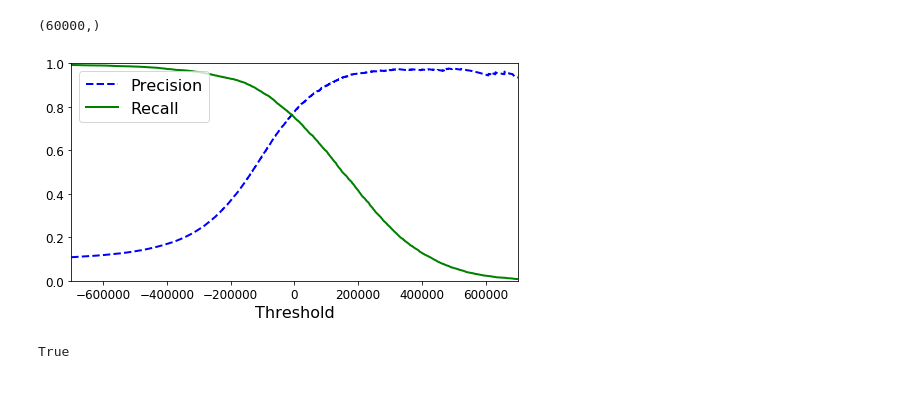
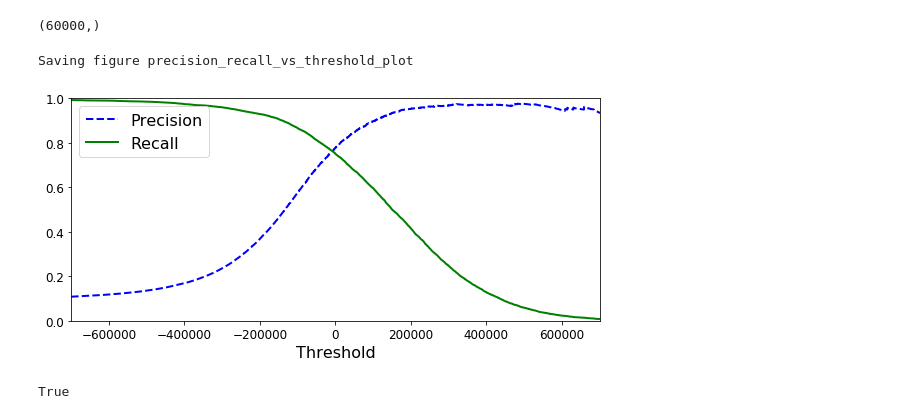
Before and after one commit to antbyte84/AI_study, a Jupyter notebook: mnist/03_classification.ipynb, the cells around one changed output. Saved outputs shown, nothing was run; the diff lists cells and outputs as text; code cells hidden in the pictures; blank space fills up the shorter version.

Commit message:
Fix save_fig error

```diff
--- a/mnist/03_classification.ipynb
+++ b/mnist/03_classification.ipynb
@@ -284,18 +288,19 @@ precisions, recalls, thresholds = precision_recall_curve(y_train_5, y_scores)
 # %%
 def plot_precision_recall_vs_threshold(precisions, recalls, thresholds):
     plt.plot(thresholds, precisions[:-1], "b--", label="Precision", linewidth=2)
     plt.plot(thresholds, recalls[:-1], "g-", label="Recall", linewidth=2)
     plt.xlabel("Threshold", fontsize=16)
     plt.legend(loc="upper left", fontsize=16)
     plt.ylim([0, 1])
 
 plt.figure(figsize=(8, 4))
 plot_precision_recall_vs_threshold(precisions, recalls, thresholds)
 plt.xlim([-700000, 700000])
-#save_fig("precision_recall_vs_threshold_plot")
+save_fig("precision_recall_vs_threshold_plot")
 plt.show()
 # %% [output]
+Saving figure precision_recall_vs_threshold_plot
-[figure, old version]
+[figure, new version]
 # %%
 (y_train_pred == (y_scores > 0)).all()
 # %% [output]
```
Also changed, not shown: parts of 11 cells of this notebook, 9 other files.
